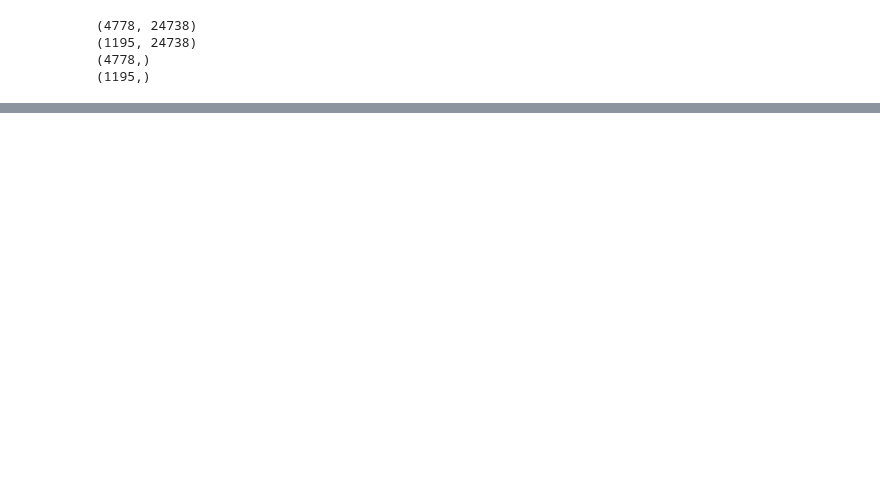
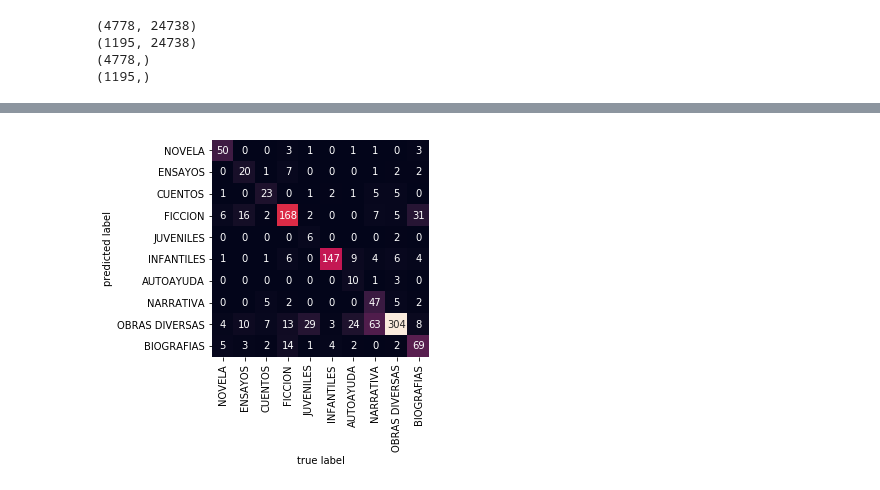
Before and after one commit to rhnux/ds_desafio05, a Jupyter notebook: Untitled1_LightGBM.ipynb, the cells around one changed output, grey strips where cells are left out. Cells and saved outputs as stored; diff of their text form; code cells hidden in the pictures; blank space fills up the shorter version.

```diff
--- a/Untitled1_LightGBM.ipynb
+++ b/Untitled1_LightGBM.ipynb
@@ -46,13 +47,17 @@ memory usage: 1.1+ MB
 # %%
 df['genero_1'] = df.apply(lambda x: re.sub('ENSAYO POLITICO', 'ENSAYOS', x['genero_1']), axis=1)
 df['genero_1'] = df.apply(lambda x: re.sub('ENSAYO RELIGIOSO', 'ENSAYOS', x['genero_1']), axis=1)
-df['genero_1'] = df.apply(lambda x: re.sub('NOVELAS CHILENAS', 'NOVELAS EXTRANJERAS', x['genero_1']), axis=1)
-df['genero_1'] = df.apply(lambda x: re.sub('NOVELAS LATINOAMERICANAS', 'NOVELAS EXTRANJERAS', x['genero_1']), axis=1)
+df['genero_1'] = df.apply(lambda x: re.sub('NOVELAS CHILENAS', 'NOVELA', x['genero_1']), axis=1)
+df['genero_1'] = df.apply(lambda x: re.sub('NOVELAS LATINOAMERICANAS', 'NOVELA', x['genero_1']), axis=1)
 df['genero_1'] = df.apply(lambda x: re.sub('CUENTOS EXTRANJEROS', 'CUENTOS', x['genero_1']), axis=1)
 df['genero_1'] = df.apply(lambda x: re.sub('CUENTOS LATINOAMERICANOS', 'CUENTOS', x['genero_1']), axis=1)
 df['genero_1'] = df.apply(lambda x: re.sub('CUENTOS ARGENTINOS', 'CUENTOS', x['genero_1']), axis=1)
 df['genero_1'] = df.apply(lambda x: re.sub('NARRATIVA BREVE', 'NARRATIVA', x['genero_1']), axis=1)
 df['genero_1'] = df.apply(lambda x: re.sub('NARRATIVA FEMENINA', 'NARRATIVA', x['genero_1']), axis=1)
+df['genero_1'] = df.apply(lambda x: re.sub('NOVELAS ARGENTINAS', 'NOVELA', x['genero_1']), axis=1)
+df['genero_1'] = df.apply(lambda x: re.sub('NOVELAS EXTRANJERAS', 'NOVELA', x['genero_1']), axis=1)
+df['genero_1'] = df.apply(lambda x: re.sub('ENTRETENIMIENTO Y OCIO', 'OBRAS DIVERSAS', x['genero_1']), axis=1)
+df['genero_1'] = df.apply(lambda x: re.sub('HISTORIA', 'OBRAS DIVERSAS', x['genero_1']), axis=1)
 # %%
 df.genero_1.value_counts()
 # %% [output]
@@ -244,0 +241,2 @@ Accuracy: 62.01%
+# %%
+cats = y.unique().tolist()
@@ -245,3 +260,12 @@ Accuracy: 62.01%
+# %%
+mat = confusion_matrix(y_test, predicted01)
+sns.heatmap(mat.T, square=True, annot=True, fmt='d', cbar=False,
+            xticklabels=cats,
+            yticklabels=cats)
+plt.xlabel('true label')
+plt.ylabel('predicted label');
+# %% [output]
+[figure, added]
 # %%
 # Model #02 LightGBM_normal_titulo
 model_02 = lgb.LGBMClassifier()
```
Also changed, not shown: parts of 19 cells of this notebook.
